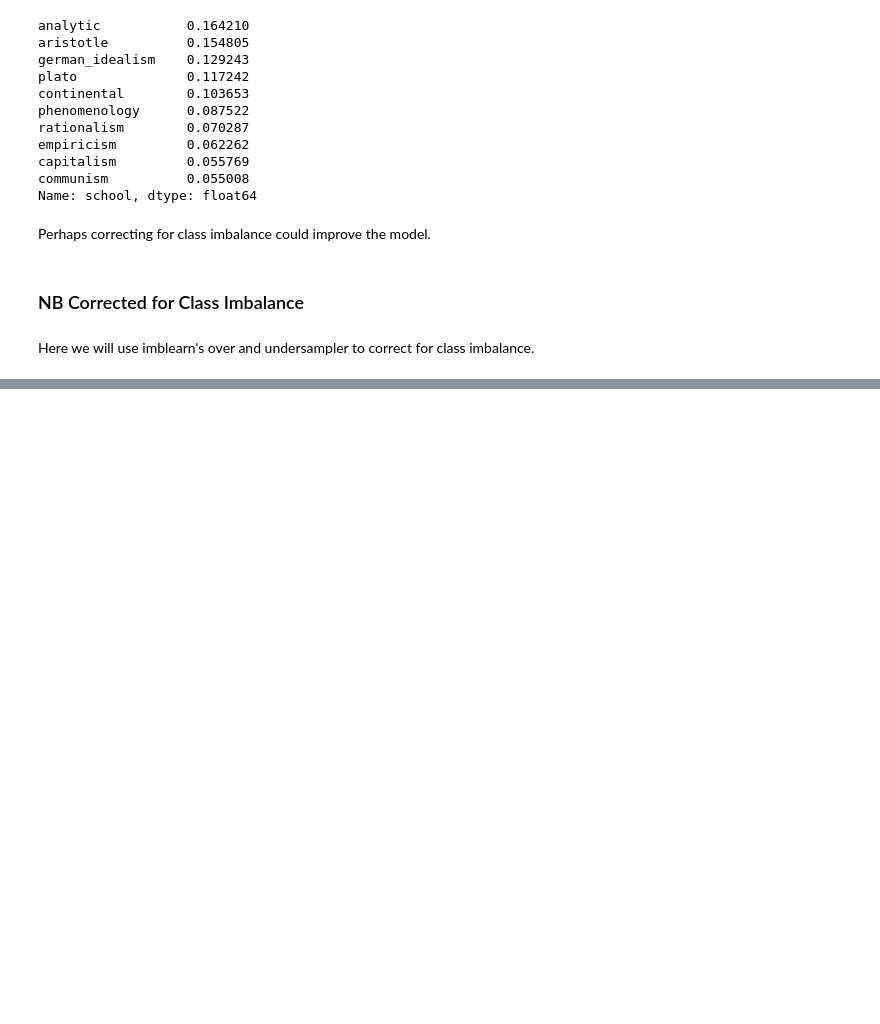
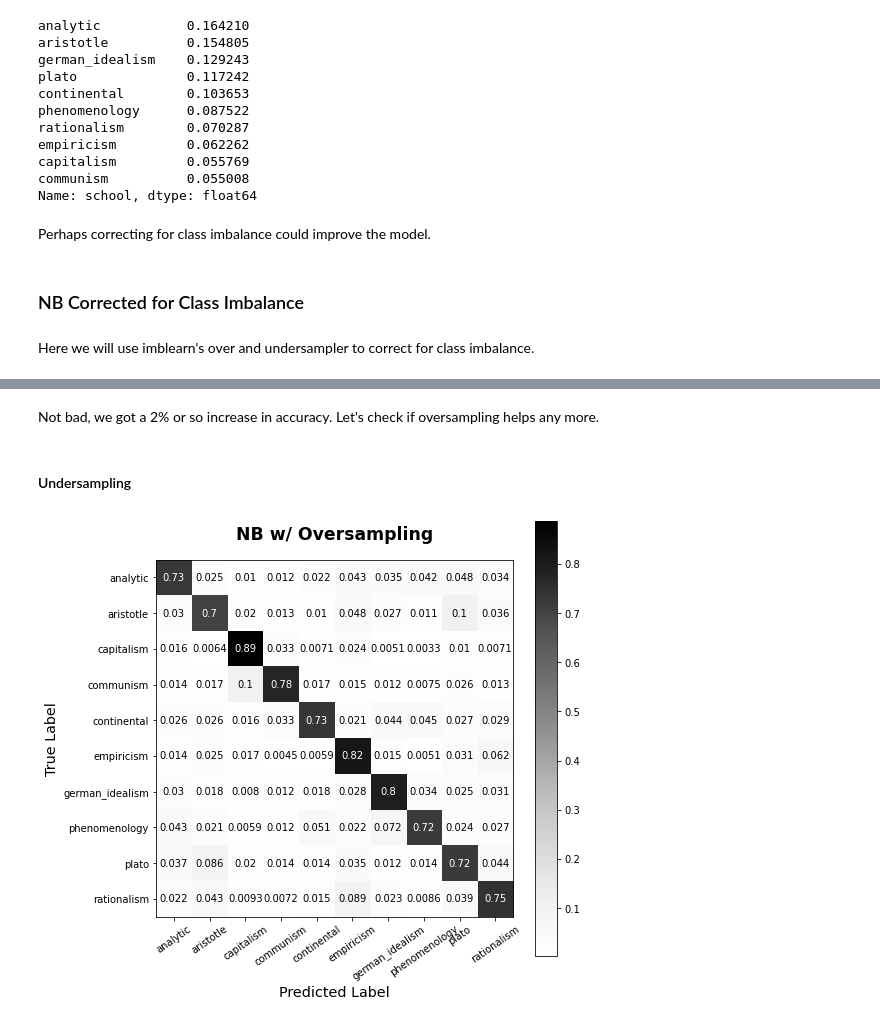
Before and after one commit to kcalizadeh/phil_nlp, a Jupyter notebook: non_neural_models.ipynb, the cells around one changed output, grey strips where cells are left out. Saved outputs shown, nothing was run; the diff lists cells and outputs as text; code cells hidden in the pictures; blank space fills up the shorter version.

```diff
--- a/non_neural_models.ipynb
+++ b/non_neural_models.ipynb
@@ -170,9 +157,9 @@ flipped_dict
 # from imblearn.under_sampling import RandomUnderSampler
 # from imblearn.over_sampling import RandomOverSampler
 
-rus = RandomOverSampler(sampling_strategy='all')
+ros = RandomOverSampler(sampling_strategy='all')
 # %%
-x_under, y_under = rus.fit_sample(tf_idf_data_train, y_train)
+x_under, y_under = ros.fit_sample(tf_idf_data_train, y_train)
 # %%
 nb_undersampled = MultinomialNB()
 nb_undersampled.fit(x_under, y_under)
@@ -224,15 +190,0 @@ nus = [int('0'), 1, 2, 3]
-# %%
-def plot_pretty_cf(predictor, xtest, ytest, cmap='Greys', normalize='true',
-                   title=None, label_dict={}):
-    fig, ax = plt.subplots(figsize=(8, 8))
-    plot_confusion_matrix(predictor, xtest, ytest, cmap=cmap, normalize=normalize, ax=ax)
-    ax.set_title(title, size='xx-large', pad=20, fontweight='bold')
-    if label_dict != {}:
-      ax.set_xticklabels([label_dict[int(x.get_text())] for x in ax.get_xticklabels()], rotation=35)
-      ax.set_yticklabels([label_dict[int(x.get_text())] for x in ax.get_yticklabels()])
-    else:
-      ax.set_xticklabels([str(x).replace('_', ' ').title()[12:-2] for x in ax.get_xticklabels()], rotation=35)
-      ax.set_yticklabels([str(x).replace('_', ' ').title()[12:-2] for x in ax.get_yticklabels()])
-    ax.set_xlabel('Predicted Label', size='x-large')
-    ax.set_ylabel('True Label', size='x-large')
-    plt.show()
@@ -318,0 +191,4 @@ df.sample(5)
+# %% [markdown]
+Not bad, we got a 2% or so increase in accuracy. Let's check if oversampling helps any more.
+# %% [markdown]
+#### Undersampling
@@ -318,0 +203,5 @@ df.sample(5)
+# %%
+plot_pretty_cf(nb_undersampled, tf_idf_data_test, y_test,
+               title='NB w/ Oversampling', label_dict=flipped_dict)
+# %% [output]
+[figure, added]
```
Also changed, not shown: parts of 37 cells of this notebook.
